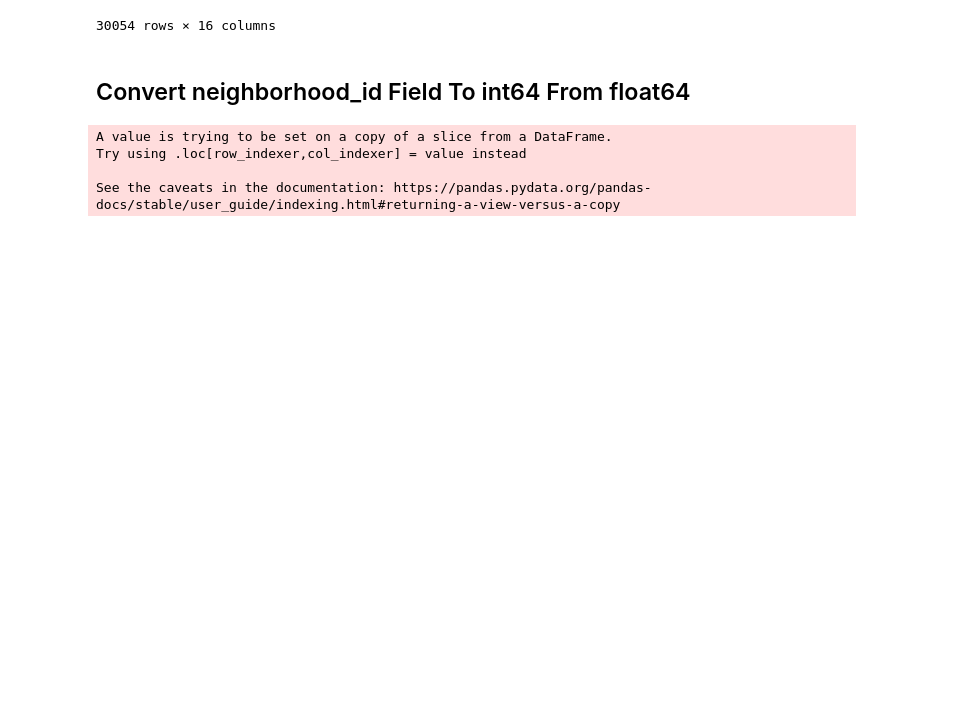
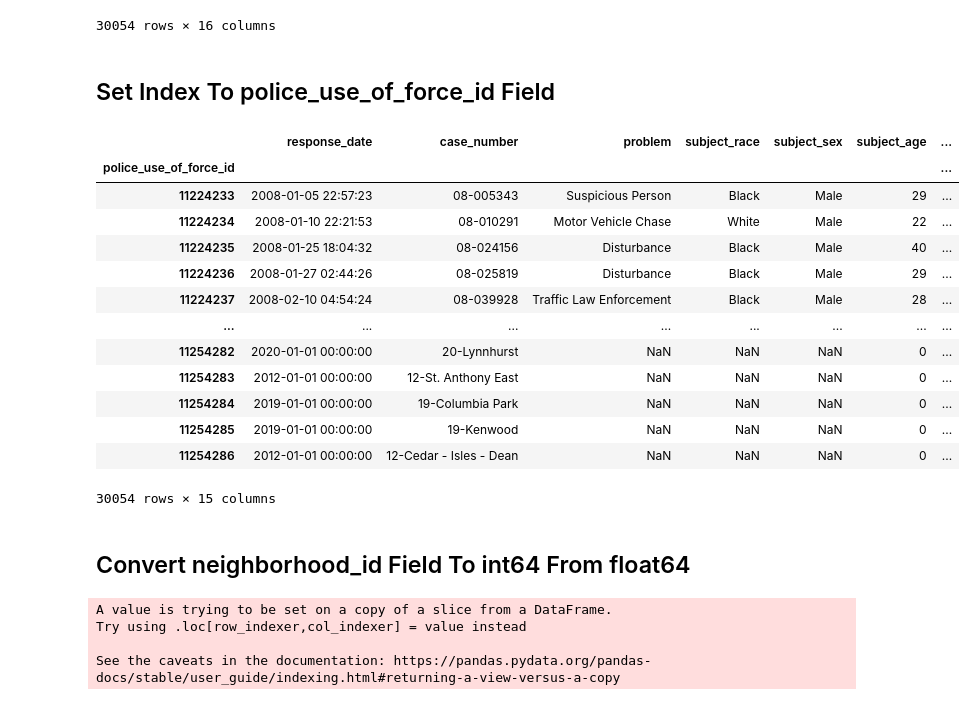
Before and after one commit to SwatiSSwain/REP_13_ETL-Project, a Jupyter notebook: 5_MLS_Police_Use_Of_Force_ETL.ipynb, the cells around one changed output. Drawn from its saved outputs; the diff is of its cells as text; code cells hidden in the pictures; blank space fills up the shorter version.

```diff
--- a/5_MLS_Police_Use_Of_Force_ETL.ipynb
+++ b/5_MLS_Police_Use_Of_Force_ETL.ipynb
@@ -313,6 +322,29 @@ rearranged_df
 | 30052 | 11254285 | 2019-01-01 00:00:00 | 19-Kenwood | NaN | NaN | NaN | 0 | ... |
 | 30053 | 11254286 | 2012-01-01 00:00:00 | 12-Cedar - Isles - Dean | NaN | NaN | NaN | 0 | ... |
 30054 rows × 16 columns
+# %% [markdown]
+## Set Index To police_use_of_force_id Field
+# %%
+# Use .set_index to change the index of the df
+rearranged_df.set_index('police_use_of_force_id', inplace=True)
+# %%
+# Verify change was made by calling df
+rearranged_df
+# %% [output]
+|  | response_date | case_number | problem | subject_race | subject_sex | subject_age | ... |
+| police_use_of_force_id |  |  |  |  |  |  | ... |
+| 11224233 | 2008-01-05 22:57:23 | 08-005343 | Suspicious Person | Black | Male | 29 | ... |
+| 11224234 | 2008-01-10 22:21:53 | 08-010291 | Motor Vehicle Chase | White | Male | 22 | ... |
+| 11224235 | 2008-01-25 18:04:32 | 08-024156 | Disturbance | Black | Male | 40 | ... |
+| 11224236 | 2008-01-27 02:44:26 | 08-025819 | Disturbance | Black | Male | 29 | ... |
+| 11224237 | 2008-02-10 04:54:24 | 08-039928 | Traffic Law Enforcement | Black | Male | 28 | ... |
+| ... | ... | ... | ... | ... | ... | ... | ... |
+| 11254282 | 2020-01-01 00:00:00 | 20-Lynnhurst | NaN | NaN | NaN | 0 | ... |
+| 11254283 | 2012-01-01 00:00:00 | 12-St. Anthony East | NaN | NaN | NaN | 0 | ... |
+| 11254284 | 2019-01-01 00:00:00 | 19-Columbia Park | NaN | NaN | NaN | 0 | ... |
+| 11254285 | 2019-01-01 00:00:00 | 19-Kenwood | NaN | NaN | NaN | 0 | ... |
+| 11254286 | 2012-01-01 00:00:00 | 12-Cedar - Isles - Dean | NaN | NaN | NaN | 0 | ... |
+30054 rows × 15 columns
 # %% [markdown]
 ## Convert neighborhood_id Field To int64 From float64
 # %%
```
Also changed, not shown: parts of 6 cells of this notebook, 3 other files.
